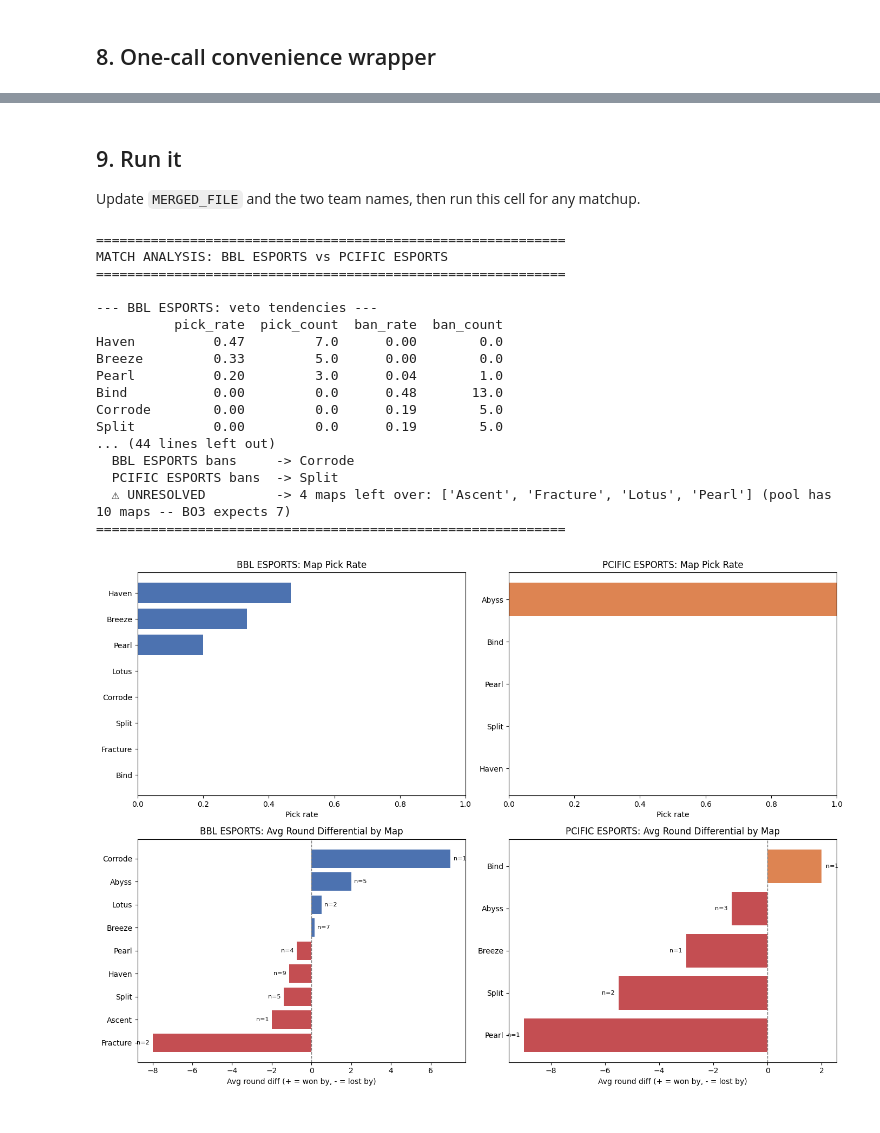
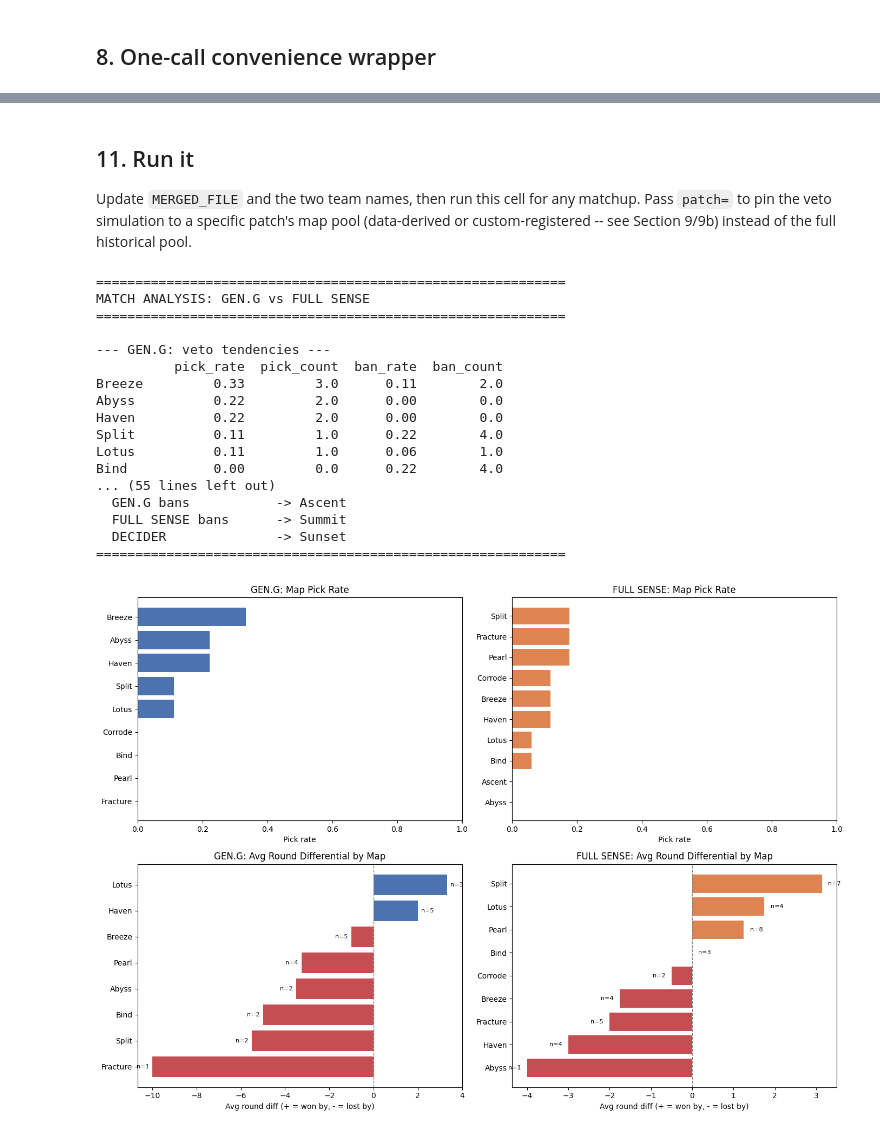
Before and after one commit to am-mahin/VCT_prediction, a Jupyter notebook: vct_analysis.ipynb, the cells around one changed output, grey strips where cells are left out. Drawn from its saved outputs; the diff is of its cells as text; code cells hidden in the pictures.

Commit message:
Added custom patch & patch pick feature
Added custom patch to associate a map list to the current patch going on that is not in the data. Added the option to simulate matches in a specific patch

```diff
--- a/vct_analysis.ipynb
+++ b/vct_analysis.ipynb
@@ -76,8 +76,8 @@ print(len(map_pool), sorted(map_pool))
 10 ['Abyss', 'Ascent', 'Bind', 'Breeze', 'Corrode', 'Fracture', 'Haven', 'Lotus', 'Pearl', 'Split']
 # %%
 
-Team1 = "BBL ESPORTS"
-Team2 = "PCIFIC ESPORTS"
+Team1 = "GEN.G"
+Team2 = "FULL SENSE"
 MATCH_FORMAT = "bo3"   # change to "bo5" for a best-of-5
 # %% [markdown]
 ## 2. Veto tendencies (pick rate / ban rate per map, per team)
@@ -308,11 +308,22 @@ def plot_matchup(veto_a, veto_b, mwr_a, mwr_b, team_a, team_b, figsize=(14, 10))
 ## 8. One-call convenience wrapper
 # %%
 def analyze_matchup(df: pd.DataFrame, team_a_input: str, team_b_input: str,
-                     team_a_vetoes_first: bool = True, plot: bool = True) -> dict:
+                     team_a_vetoes_first: bool = True, plot: bool = True,
+                     patch=None, match_format: str = "bo3") -> dict:
     """Runs the full analysis for two teams: veto tendencies, map win rates
     with round diff, overall win rate, head-to-head, win probability, and
     a simulated veto sequence. Prints a readable report and returns
     everything as a dict for further use.
+
+    Args:
+        patch: optional. If given, the veto simulation uses the map pool
+            for that specific patch (via get_map_pool() -- checks custom-
+            registered patches first, then falls back to deriving the
+            pool from historical data). If omitted (default), the FULL
+            historical map pool across all patches is used instead, which
+            may not divide evenly into a clean veto (see '⚠ UNRESOLVED').
+        match_format: "bo3" (default) or "bo5" -- controls the veto order
+            used in the simulation.
     """
     team_a = resolve_team_name(team_a_input, df)
     team_b = resolve_team_name(team_b_input, df)
@@ -344,13 +355,20 @@ def analyze_matchup(df: pd.DataFrame, team_a_input: str, team_b_input: str,
     print(f"Win probability -> {team_a}: {prob['win_prob_a']:.1%}  |  "
           f"{team_b}: {prob['win_prob_b']:.1%}")
 
-    map_pool = get_full_map_pool(df)
+    if patch is not None:
+        map_pool = get_map_pool(df, patch)
+        pool_label = f"patch '{patch}'"
+    else:
+        map_pool = get_full_map_pool(df)
+        pool_label = "full historical data (all patches)"
+    print(f"\nMap pool source: {pool_label} ({len(map_pool)} maps): {sorted(map_pool)}")
+
     if team_a_vetoes_first:
-        veto_sequence = simulate_veto(veto_a, veto_b, team_a, team_b, map_pool)
+        veto_sequence = simulate_veto(veto_a, veto_b, team_a, team_b, map_pool, match_format=match_format)
     else:
-        veto_sequence = simulate_veto(veto_b, veto_a, team_b, team_a, map_pool)
+        veto_sequence = simulate_veto(veto_b, veto_a, team_b, team_a, map_pool, match_format=match_format)
 
-    print(f"\n--- Simulated veto sequence ({'first' if team_a_vetoes_first else 'second'} "
+    print(f"\n--- Simulated veto sequence ({match_format.upper()}, {'first' if team_a_vetoes_first else 'second'} "
           f"veto: {team_a if team_a_vetoes_first else team_b}) ---")
     for step in veto_sequence:
         print(f"  {step['step']:<20} -> {step['map']}")
@@ -365,4 +383,6 @@ def analyze_matchup(df: pd.DataFrame, team_a_input: str, team_b_input: str,
         "map_win_rates_a": mwr_a, "map_win_rates_b": mwr_b,
         "win_probability": prob,
         "veto_sequence": veto_sequence,
+        "patch": patch,
+        "match_format": match_format,
     }
@@ -393,26 +495,30 @@ def get_map_pool_for_patch(df: pd.DataFrame, patch) -> set:
 # %% [markdown]
-## 9. Run it
+## 11. Run it
 
-Update `MERGED_FILE` and the two team names, then run this cell for any matchup.
+Update `MERGED_FILE` and the two team names, then run this cell for any matchup. Pass `patch=` to pin the veto simulation to a specific patch's map pool (data-derived or custom-registered -- see Section 9/9b) instead of the full historical pool.
 # %%
-results = analyze_matchup(df, Team1, Team2)
+# Pass `patch=` to control which map pool the veto simulation uses:
+#   - a patch label already in your data (e.g. "12.05-12.08")
+#   - a custom-registered patch name (see Section 9b -- register it BEFORE this cell)
+#   - None (default) to fall back to the full historical pool across all patches
+results = analyze_matchup(df, Team1, Team2, patch="13.0", match_format=MATCH_FORMAT)
 # %% [output]
 ============================================================
-MATCH ANALYSIS: BBL ESPORTS vs PCIFIC ESPORTS
+MATCH ANALYSIS: GEN.G vs FULL SENSE
 ============================================================
 
---- BBL ESPORTS: veto tendencies ---
+--- GEN.G: veto tendencies ---
           pick_rate  pick_count  ban_rate  ban_count
-Haven          0.47         7.0      0.00        0.0
-Breeze         0.33         5.0      0.00        0.0
-Pearl          0.20         3.0      0.04        1.0
-Bind           0.00         0.0      0.48       13.0
-Corrode        0.00         0.0      0.19        5.0
-Split          0.00         0.0      0.19        5.0
-... (44 lines left out)
-  BBL ESPORTS bans     -> Corrode
-  PCIFIC ESPORTS bans  -> Split
-  ⚠ UNRESOLVED         -> 4 maps left over: ['Ascent', 'Fracture', 'Lotus', 'Pearl'] (pool has 10 maps -- BO3 expects 7)
+Breeze         0.33         3.0      0.11        2.0
+Abyss          0.22         2.0      0.00        0.0
+Haven          0.22         2.0      0.00        0.0
+Split          0.11         1.0      0.22        4.0
+Lotus          0.11         1.0      0.06        1.0
+Bind           0.00         0.0      0.22        4.0
+... (55 lines left out)
+  GEN.G bans           -> Ascent
+  FULL SENSE bans      -> Summit
+  DECIDER              -> Sunset
 ============================================================
-[figure, old version]
+[figure, new version]
 # %% [markdown]
```
Also changed, not shown: parts of 5 cells of this notebook, 1 other file.
